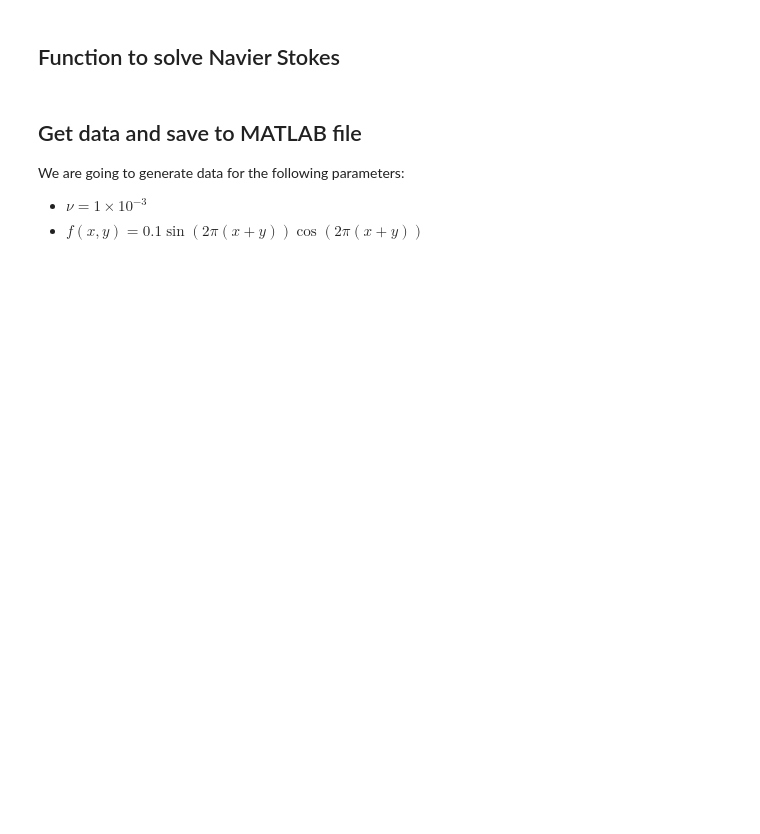
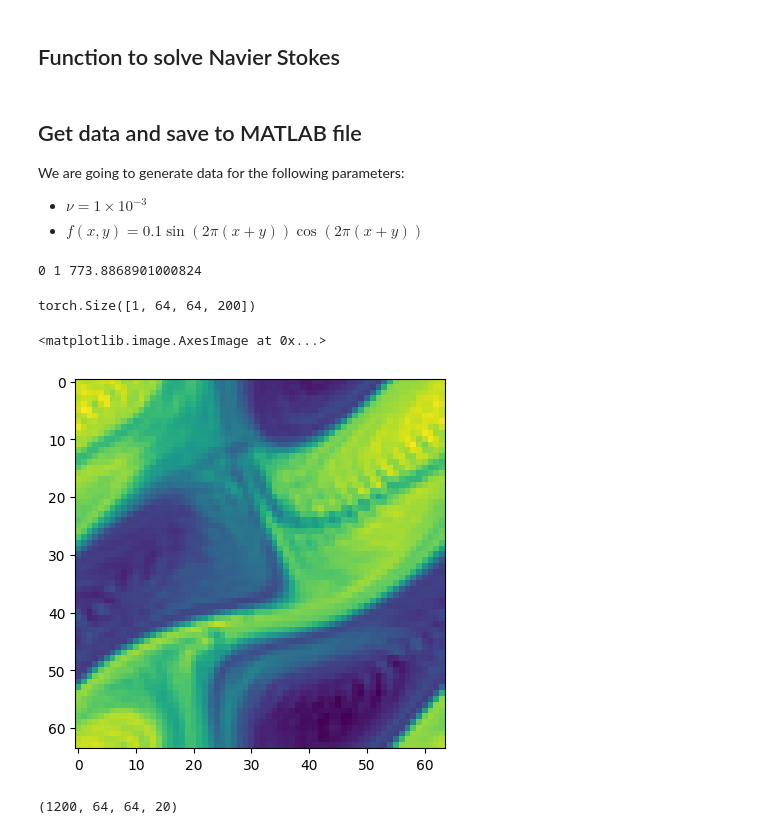
Before and after one commit to abelsr/Fourier-Neural-Operator, a Jupyter notebook: Data Generation - Navier Stokes.ipynb, the cells around one changed output. Cells and saved outputs as stored; diff of their text form; code cells hidden in the pictures; blank space fills up the shorter version.

```diff
--- a/Data Generation - Navier Stokes.ipynb
+++ b/Data Generation - Navier Stokes.ipynb
@@ -211,10 +211,10 @@ We are going to generate data for the following parameters:
 - $f(x, y) = 0.1 \sin(2\pi (x+y)) \cos(2\pi (x+y))$
 # %%
 #Resolution
-s = 256
+s = 64
 
 #Number of solutions to generate
-N = 20
+N = 1
 
 #Set up 2d GRF with covariance parameters
 GRF = GaussianRF(2, s, alpha=2.5, tau=7, device=device)
@@ -238,7 +238,7 @@ u = torch.zeros(N, s, s, record_steps)
 #Solve equations in batches (order of magnitude speed-up)
 
 #Batch size
-bsize = 20
+bsize = 1
 
 c = 0
 t0 = default_timer()
@@ -248,7 +248,7 @@ for j in range(N//bsize):
     w0 = GRF.sample(bsize)
 
     #Solve NS
-    sol, sol_t = navier_stokes_2d(w0, f, 1e-3, 50.0, 1e-4, record_steps)
+    sol, sol_t = navier_stokes_2d(w0, f, 1e-5, 20.0, 1e-4, record_steps)
 
     a[c:(c+bsize),...] = w0
     u[c:(c+bsize),...] = sol
@@ -258,3 +258,14 @@ for j in range(N//bsize):
     print(j, c, t1-t0)
 
 scipy.io.savemat('ns_data.mat', mdict={'a': a.cpu().numpy(), 'u': u.cpu().numpy(), 't': sol_t.cpu().numpy()})
+# %% [output]
+0 1 773.8868901000824
+# %%
+u.shape
+# %% [output]
+torch.Size([1, 64, 64, 200])
+# %%
+plt.imshow(u.cpu().numpy()[0,:,:,80], cmap='viridis')
+# %% [output]
+<matplotlib.image.AxesImage at 0x...>
+[figure, added]
@@ -260,0 +276,5 @@ scipy.io.savemat('ns_data.mat', mdict={'a': a.cpu().numpy(), 'u': u.cpu().numpy(
+# %%
+mat_data = mat_obj.read_file('u')
+mat_data.shape
+# %% [output]
+(1200, 64, 64, 20)
```
Also changed, not shown: parts of 7 cells of this notebook.
